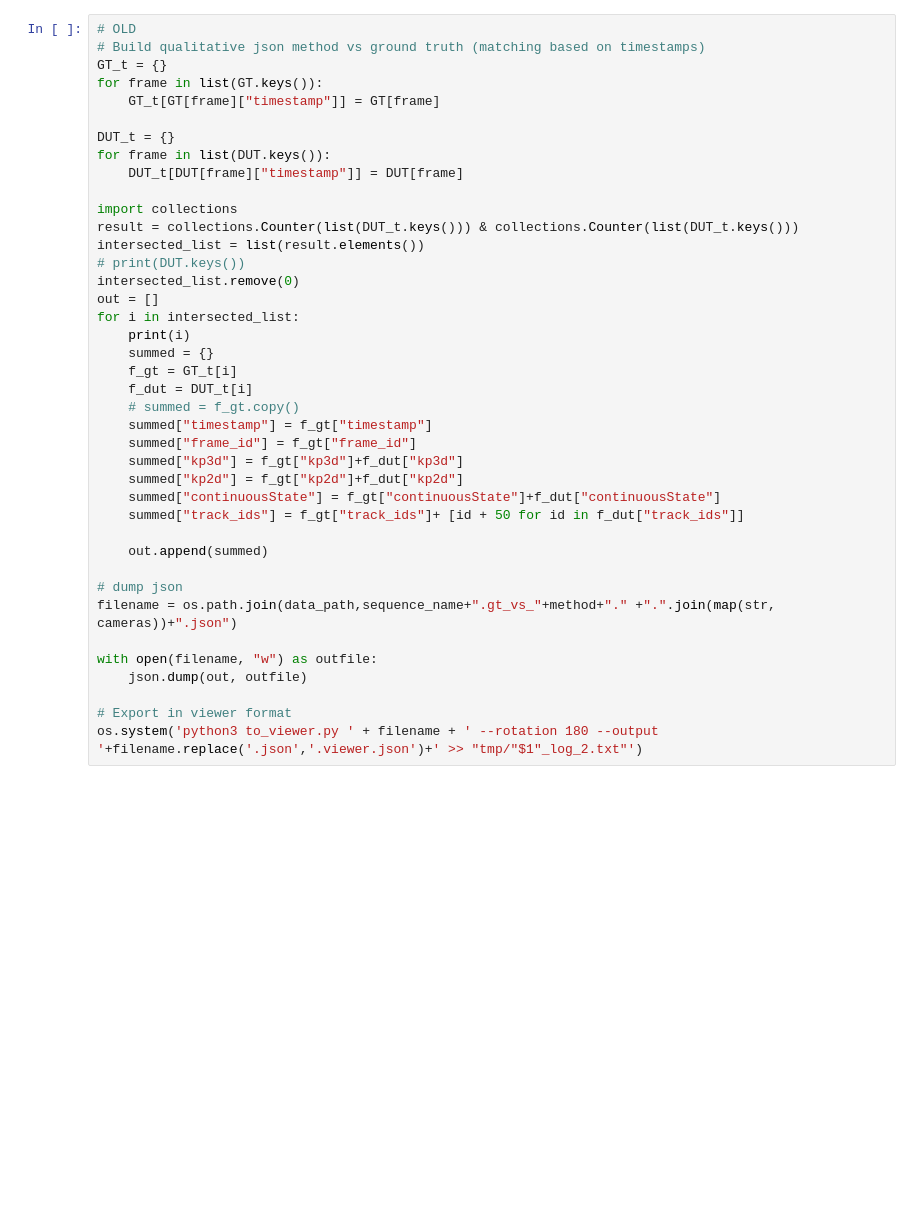
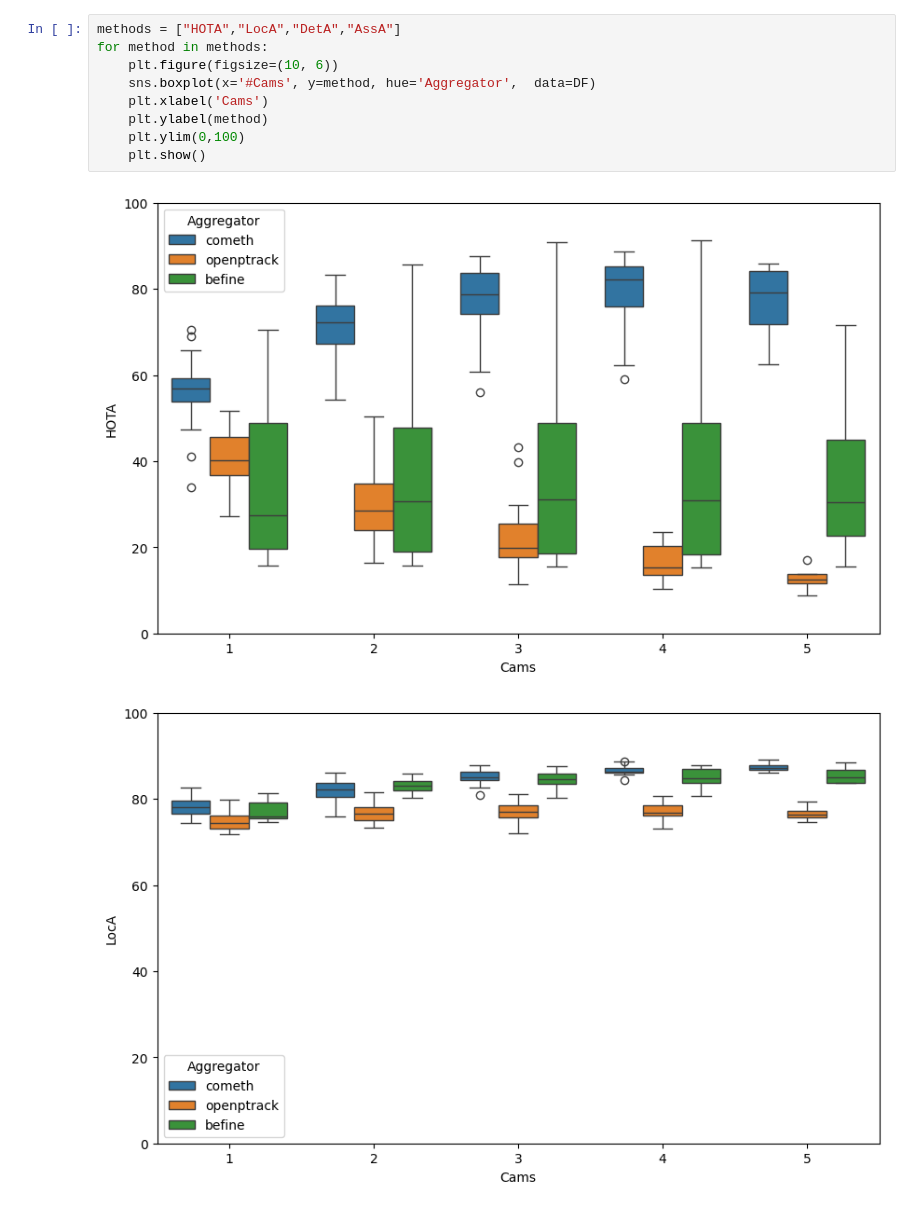
Before and after one commit to PARCO-LAB/COMETH, a Jupyter notebook: result_handling.ipynb, the cells around one changed output. Drawn from its saved outputs; the diff is of its cells as text; blank space fills up the shorter version.

```diff
--- a/result_handling.ipynb
+++ b/result_handling.ipynb
@@ -81,40 +87,12 @@ os.system('python3 to_viewer.py ' + filename + ' --rotation 180 --output '+filen
-# %%
-# OLD
-# Build qualitative json method vs ground truth (matching based on timestamps)
-GT_t = {}
-for frame in list(GT.keys()):
-    GT_t[GT[frame]["timestamp"]] = GT[frame]
-
-DUT_t = {}
-for frame in list(DUT.keys()):
-    DUT_t[DUT[frame]["timestamp"]] = DUT[frame]
-
-import collections
-result = collections.Counter(list(DUT_t.keys())) & collections.Counter(list(DUT_t.keys()))
-intersected_list = list(result.elements())
-# print(DUT.keys())
-intersected_list.remove(0)
-out = []
-for i in intersected_list:
-    print(i)
-    summed = {}
-    f_gt = GT_t[i]
-    f_dut = DUT_t[i]
-    # summed = f_gt.copy()
-    summed["timestamp"] = f_gt["timestamp"]
-    summed["frame_id"] = f_gt["frame_id"]
-    summed["kp3d"] = f_gt["kp3d"]+f_dut["kp3d"]
-    summed["kp2d"] = f_gt["kp2d"]+f_dut["kp2d"]
-    summed["continuousState"] = f_gt["continuousState"]+f_dut["continuousState"]
-    summed["track_ids"] = f_gt["track_ids"]+ [id + 50 for id in f_dut["track_ids"]]
-
-    out.append(summed)
-
-# dump json
-filename = os.path.join(data_path,sequence_name+".gt_vs_"+method+"." +".".join(map(str, cameras))+".json")
-
-with open(filename, "w") as outfile:
-    json.dump(out, outfile)
-
-# Export in viewer format
-os.system('python3 to_viewer.py ' + filename + ' --rotation 180 --output '+filename.replace('.json','.viewer.json')+' >> "tmp/"$1"_log_2.txt"')
+# %%
+methods = ["HOTA","LocA","DetA","AssA"]
+for method in methods:
+    plt.figure(figsize=(10, 6))
+    sns.boxplot(x='#Cams', y=method, hue='Aggregator',  data=DF)
+    plt.xlabel('Cams')
+    plt.ylabel(method)
+    plt.ylim(0,100)
+    plt.show()
+# %% [output]
+[figure, added]
+[figure, added]
```
Also changed, not shown: parts of 7 cells of this notebook, 7 other files.
